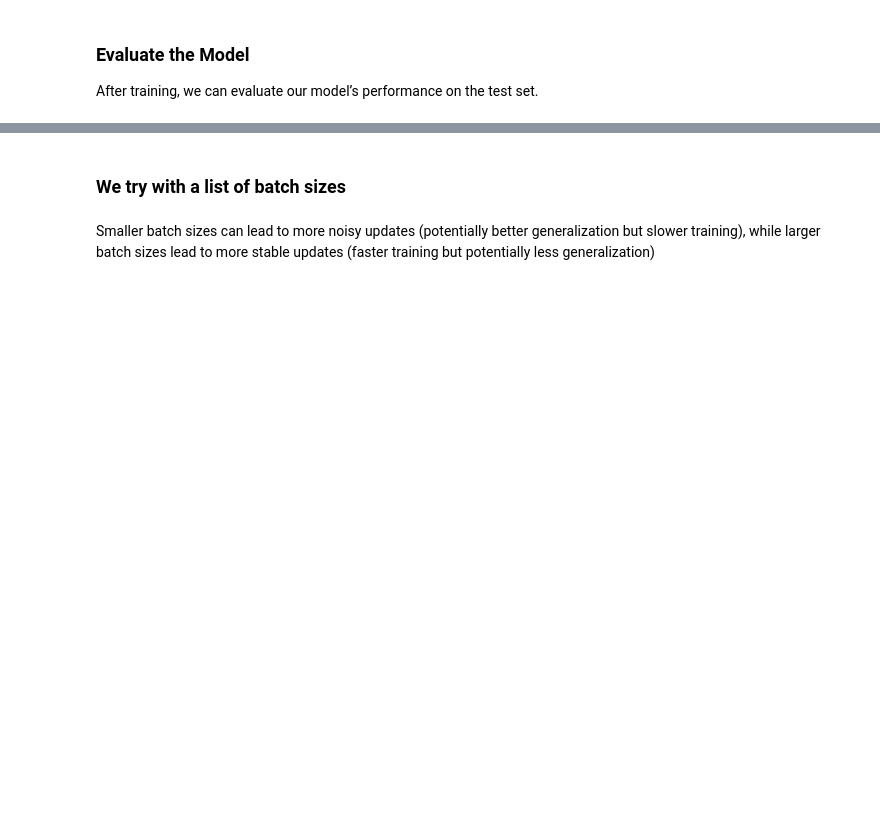
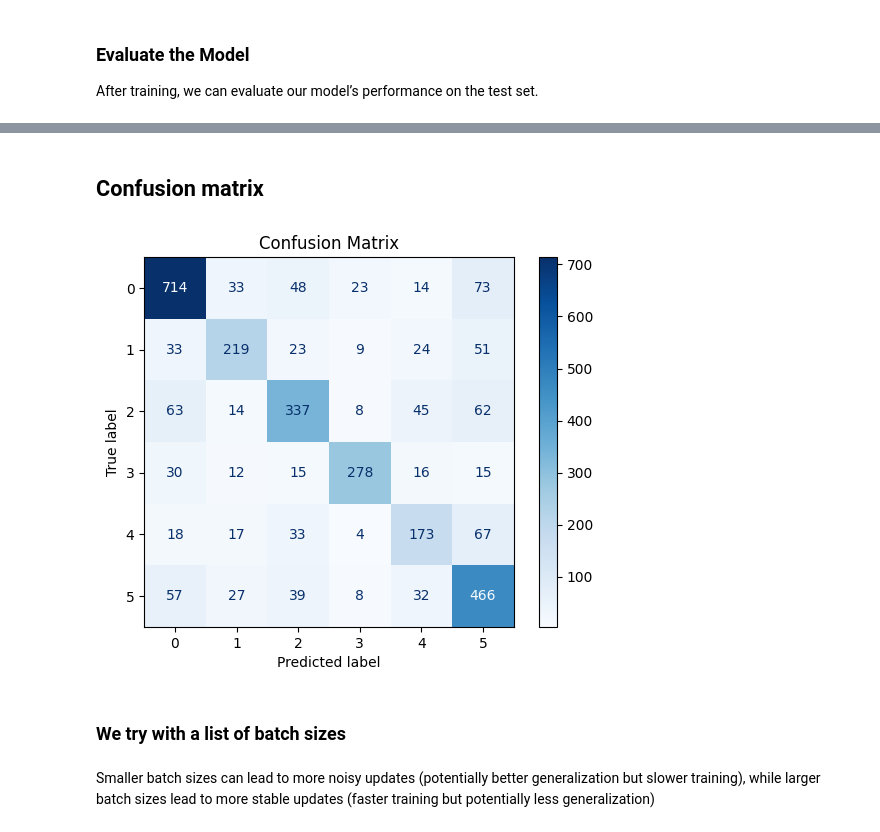
Before and after one commit to RawanMousa9896/Projekt-NLP, a Jupyter notebook: 08_PyTorch_Classification.ipynb, the cells around one changed output, grey strips where cells are left out. Cells and saved outputs as stored; diff of their text form; code cells hidden in the pictures; blank space fills up the shorter version.

```diff
--- a/08_PyTorch_Classification.ipynb
+++ b/08_PyTorch_Classification.ipynb
@@ -253,6 +253,42 @@ Test Accuracy: 0.7116
 ## without Reduce Model Complexity Test Accuracy: 0.7232
 ## with Reduce Model Complexity and L2 Regularization (Weight Decay) Test Accuracy: 0.6900
 ## with  Reduce Model Complexity Test Accuracy: 0.7300
+# %% [markdown]
+## Confusion matrix
+# %%
+from sklearn.metrics import confusion_matrix, ConfusionMatrixDisplay
+import matplotlib.pyplot as plt
+import torch
+
+# Modified evaluate_model function to return labels and predictions
+def evaluate_model_with_confusion_matrix(model, test_loader):
+    model.eval()
+    all_labels = []
+    all_predictions = []
+
+    with torch.no_grad():
+        for X_batch, y_batch in test_loader:
+            X_batch, y_batch = X_batch.to(device), y_batch.to(device)
+            outputs = model(X_batch)
+            _, predicted = torch.max(outputs, 1)
+            all_labels.extend(y_batch.cpu().numpy())  # Collect true labels
+            all_predictions.extend(predicted.cpu().numpy())  # Collect predictions
+
+    return all_labels, all_predictions
+
+# Get true and predicted labels from the test set
+true_labels, predicted_labels = evaluate_model_with_confusion_matrix(model, test_loader)
+
+# Create the confusion matrix
+conf_matrix = confusion_matrix(true_labels, predicted_labels)
+
+# Display the confusion matrix
+disp = ConfusionMatrixDisplay(confusion_matrix=conf_matrix)
+disp.plot(cmap='Blues')
+plt.title('Confusion Matrix')
+plt.show()
+# %% [output]
+[figure, added]
 # %% [markdown]
 ### We try with a list of batch sizes
 # %% [markdown]
```
Also changed, not shown: parts of 5 cells of this notebook, 1 other file.
